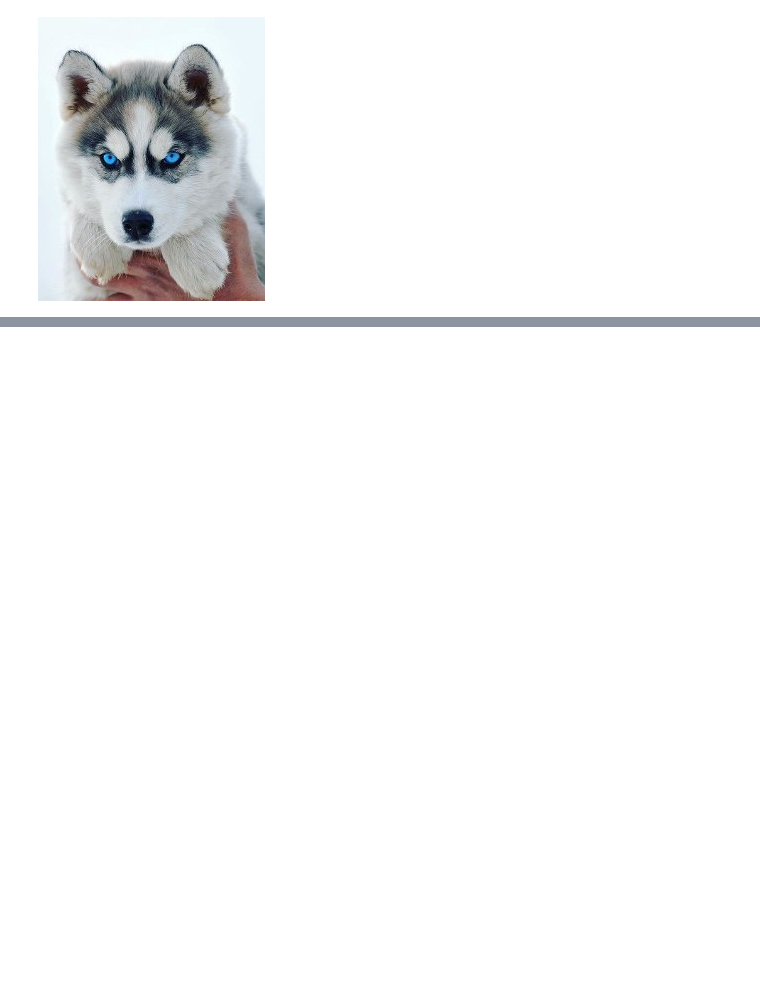
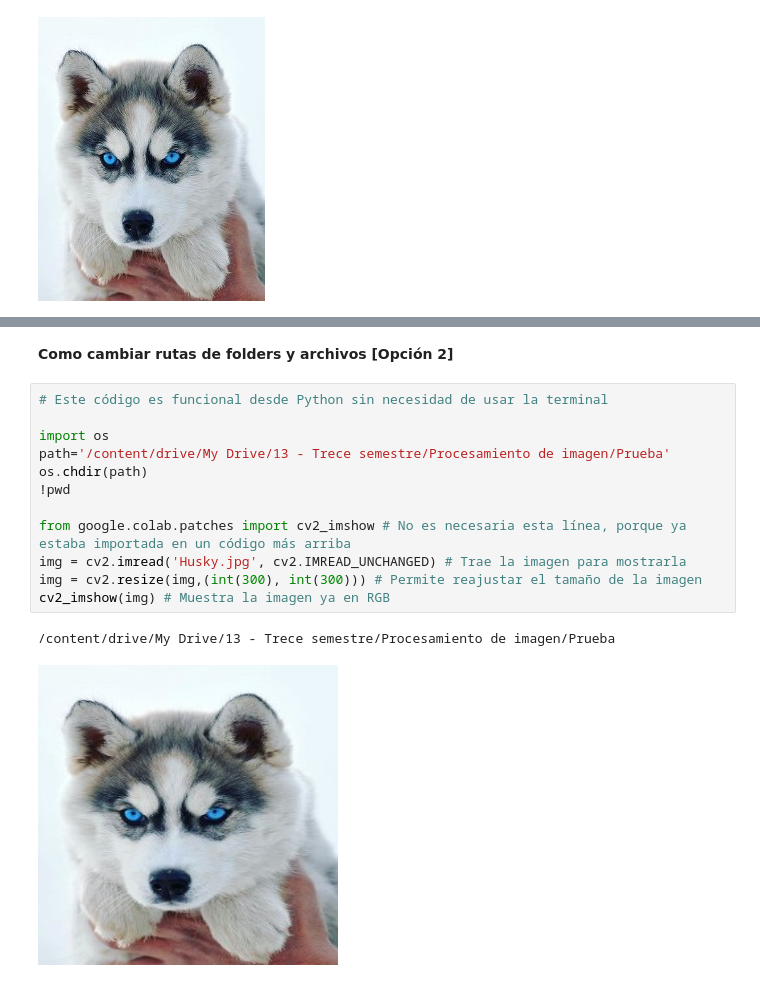
Before and after one commit to Telury/primagen, a Jupyter notebook: ejemplo.ipynb, the cells around one changed output, grey strips where cells are left out. Cells and saved outputs as stored; diff of their text form; blank space fills up the shorter version.

```diff
--- a/ejemplo.ipynb
+++ b/ejemplo.ipynb
@@ -38,0 +59,17 @@ cv2_imshow(img)
+# %% [markdown]
+**Como cambiar rutas de folders y archivos [Opción 2]**
+# %%
+# Este código es funcional desde Python sin necesidad de usar la terminal
+
+import os
+path='/content/drive/My Drive/13 - Trece semestre/Procesamiento de imagen/Prueba'
+os.chdir(path)
+!pwd
+
+from google.colab.patches import cv2_imshow # No es necesaria esta línea, porque ya estaba importada en un código más arriba
+img = cv2.imread('Husky.jpg', cv2.IMREAD_UNCHANGED) # Trae la imagen para mostrarla
+img = cv2.resize(img,(int(300), int(300))) # Permite reajustar el tamaño de la imagen
+cv2_imshow(img) # Muestra la imagen ya en RGB
+# %% [output]
+/content/drive/My Drive/13 - Trece semestre/Procesamiento de imagen/Prueba
+[figure, added]
```
Also changed, not shown: parts of 15 cells of this notebook.
